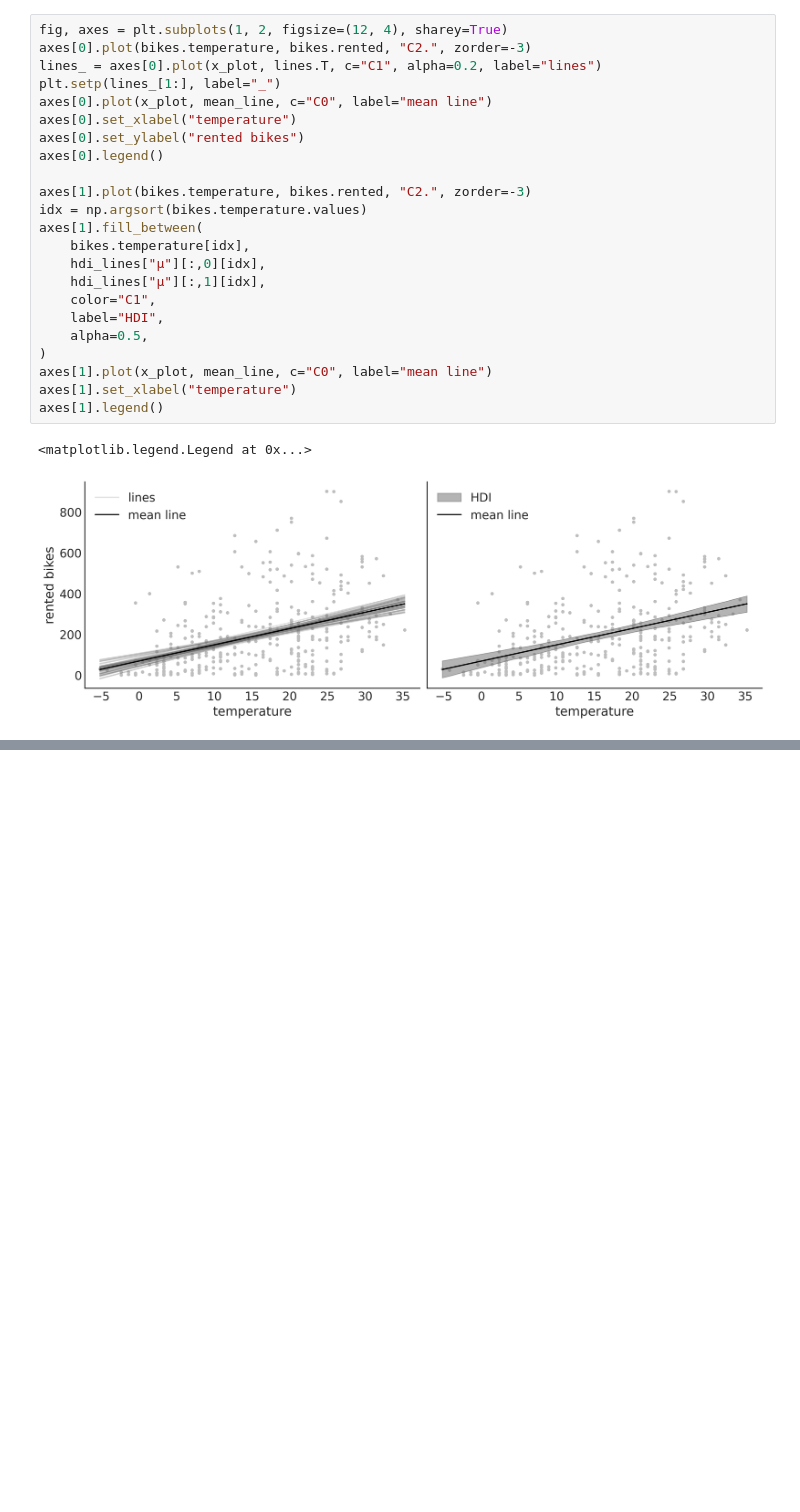
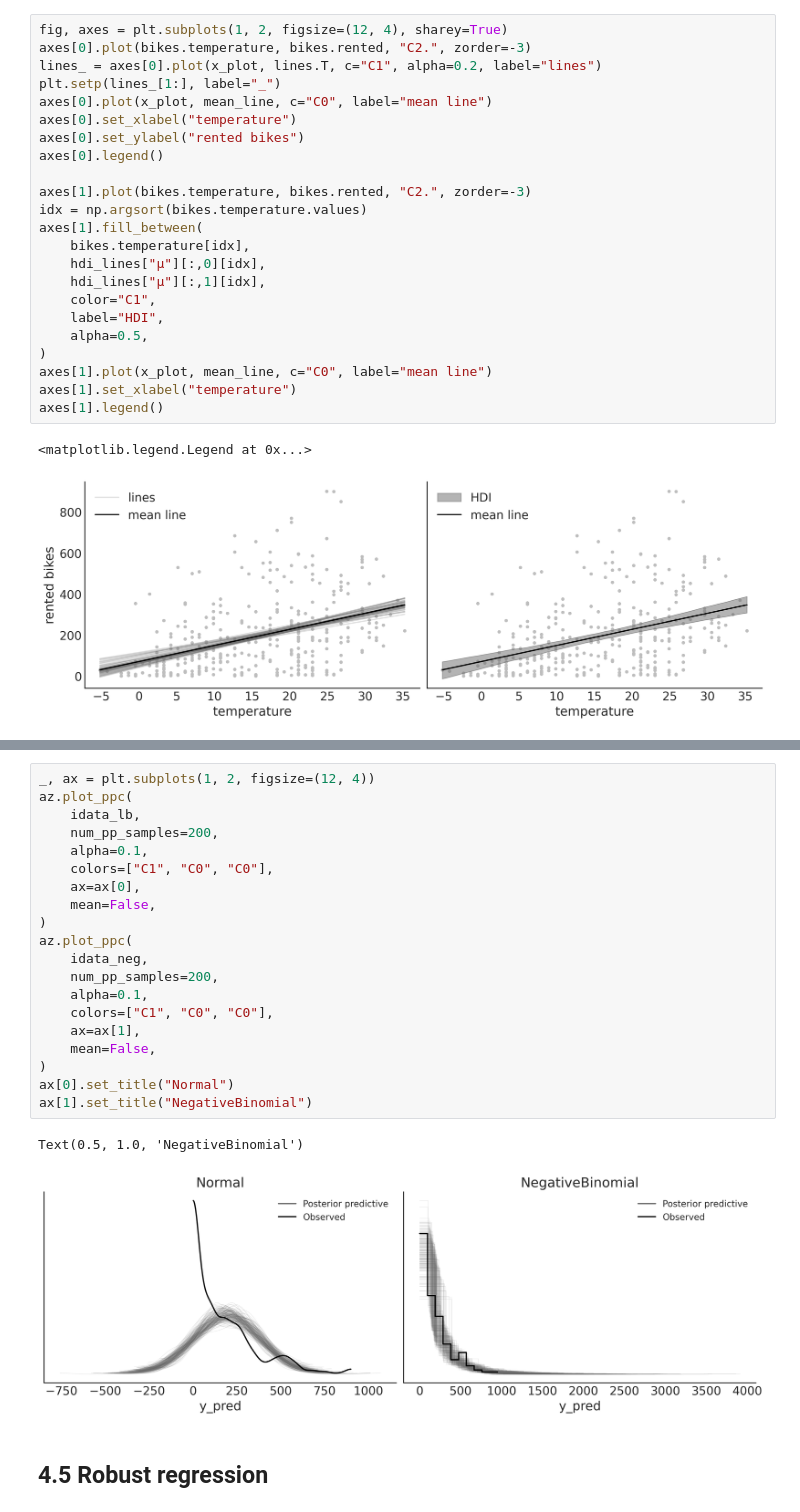
Before and after one commit to pydatawrangler/biwp, a Jupyter notebook: book_bayesian-analysis-python-3ed/04_bawp3ed_chap4.ipynb, the cells around one changed output, grey strips where cells are left out. Drawn from its saved outputs; the diff is of its cells as text; blank space fills up the shorter version.

```diff
--- a/book_bayesian-analysis-python-3ed/04_bawp3ed_chap4.ipynb
+++ b/book_bayesian-analysis-python-3ed/04_bawp3ed_chap4.ipynb
@@ -202,0 +254,25 @@ Coordinates:
+# %%
+_, ax = plt.subplots(1, 2, figsize=(12, 4))
+az.plot_ppc(
+    idata_lb,
+    num_pp_samples=200,
+    alpha=0.1,
+    colors=["C1", "C0", "C0"],
+    ax=ax[0],
+    mean=False,
+)
+az.plot_ppc(
+    idata_neg,
+    num_pp_samples=200,
+    alpha=0.1,
+    colors=["C1", "C0", "C0"],
+    ax=ax[1],
+    mean=False,
+)
+ax[0].set_title("Normal")
+ax[1].set_title("NegativeBinomial")
+# %% [output]
+Text(0.5, 1.0, 'NegativeBinomial')
+[figure, added]
+# %% [markdown]
+## 4.5 Robust regression
```
Also changed, not shown: parts of 18 cells of this notebook.
